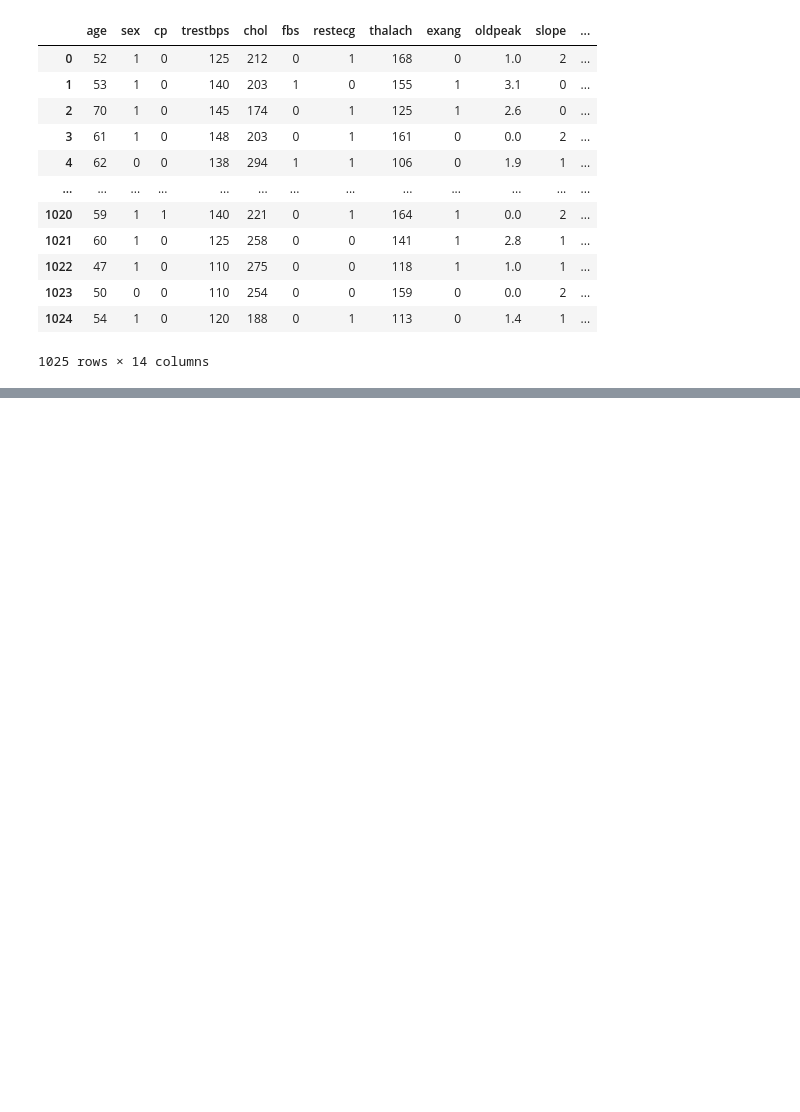
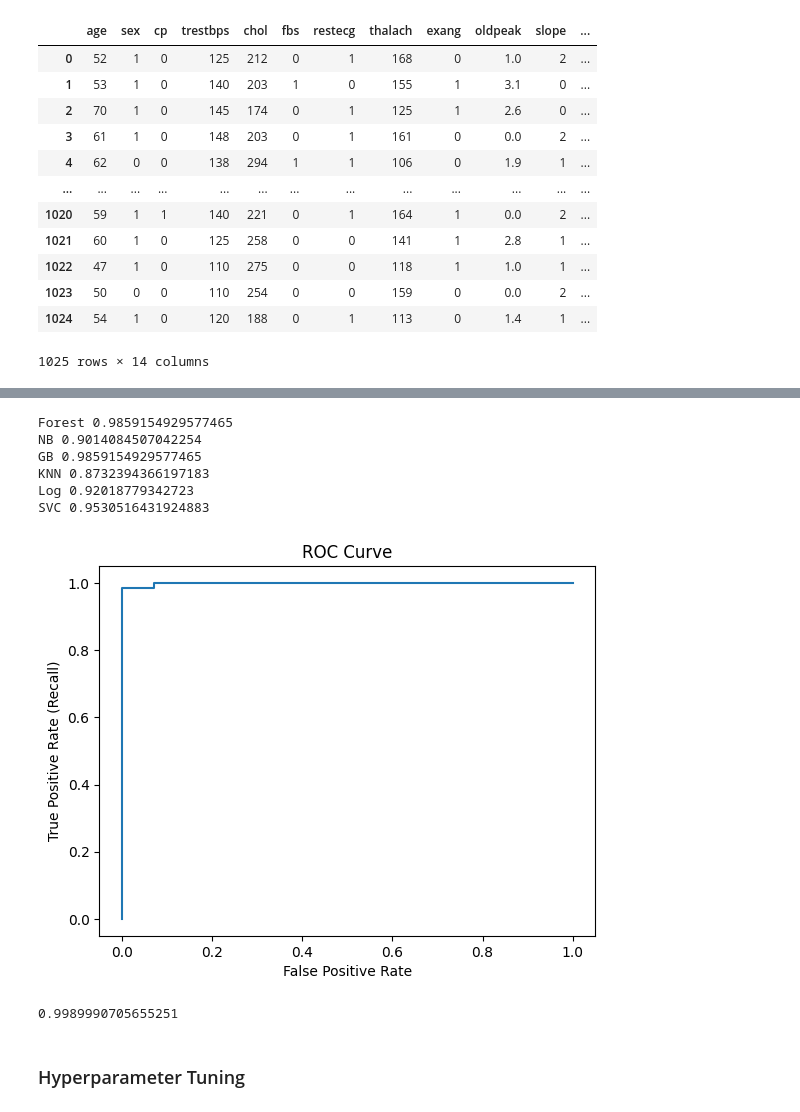
Before and after one commit to POTOK22/Introduction-to-Artificial-Intelligence-Project, a Jupyter notebook: main.ipynb, the cells around one changed output, grey strips where cells are left out. Drawn from its saved outputs; the diff is of its cells as text; code cells hidden in the pictures; blank space fills up the shorter version.

```diff
--- a/main.ipynb
+++ b/main.ipynb
@@ -26,0 +36,7 @@ X_train, X_test, y_train, y_test = train_test_split(X, y, test_size=0.4, random_
+# %%
+from sklearn.ensemble import RandomForestClassifier
+
+# Creating an instance of model
+forest = RandomForestClassifier(random_state=9)
+# Model training
+forest.fit(X_train, y_train)
@@ -26,0 +130,56 @@ X_train, X_test, y_train, y_test = train_test_split(X, y, test_size=0.4, random_
+# %%
+from sklearn.metrics import recall_score
+
+y_preds = forest.predict(X_test)
+print("Forest", recall_score(y_test, y_preds))
+
+y_preds = nb_clf.predict(X_test)
+print("NB", recall_score(y_test, y_preds))
+
+y_preds = gb_clf.predict(X_test)
+print("GB", recall_score(y_test, y_preds))
+
+y_preds = knn.predict(X_test_scaled)
+print("KNN", recall_score(y_test, y_preds))
+
+y_preds = log.predict(X_test_scaled)
+print("Log", recall_score(y_test, y_preds))
+
+y_preds = svc.predict(X_test_scaled)
+print("SVC", recall_score(y_test, y_preds))
+# %% [output]
+Forest 0.9859154929577465
+NB 0.9014084507042254
+GB 0.9859154929577465
+KNN 0.8732394366197183
+Log 0.92018779342723
+SVC 0.9530516431924883
+# %%
+import matplotlib.pyplot as plt
+from sklearn.metrics import roc_curve, roc_auc_score
+
+# the probability of being a positive for all
+# training samples
+y_probs = forest.predict_proba(X_test)[:, 1]
+
+# ROC - Receiver Operating Characteristic curve
+# shows how good model is at predicting
+# the difference between positives and
+# negatives as the threshold increases
+# simply - the faster it reaches 1.0 recall the better
+fpr, tpr, thresholds = roc_curve(y_test, y_probs)
+plt.plot(fpr, tpr)
+plt.xlabel("False Positive Rate")
+plt.ylabel("True Positive Rate (Recall)")
+plt.title("ROC Curve")
+plt.show()
+# %% [output]
+[figure, added]
+# %%
+# AUC - Area Under the Curve
+# simply - the higher the better
+roc_auc_score(y_test, y_probs)
+# %% [output]
+0.9989990705655251
+# %% [markdown]
+### Hyperparameter Tuning
```
Also changed, not shown: parts of 28 cells of this notebook.
